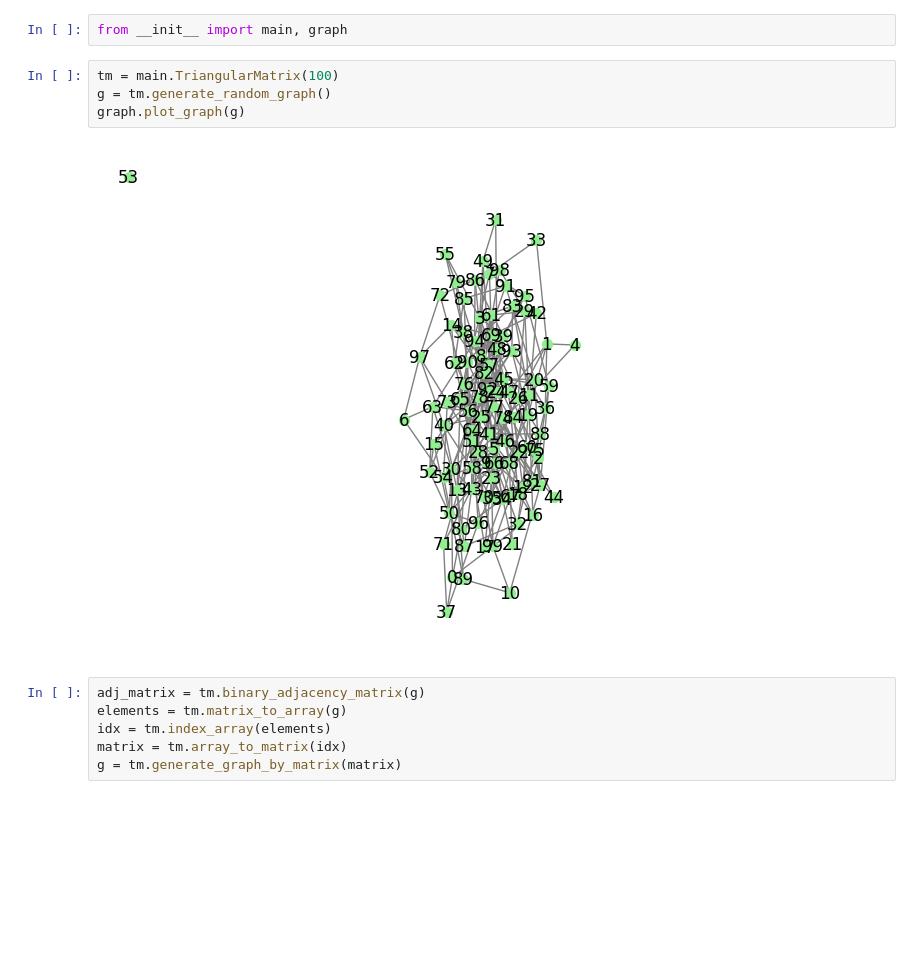
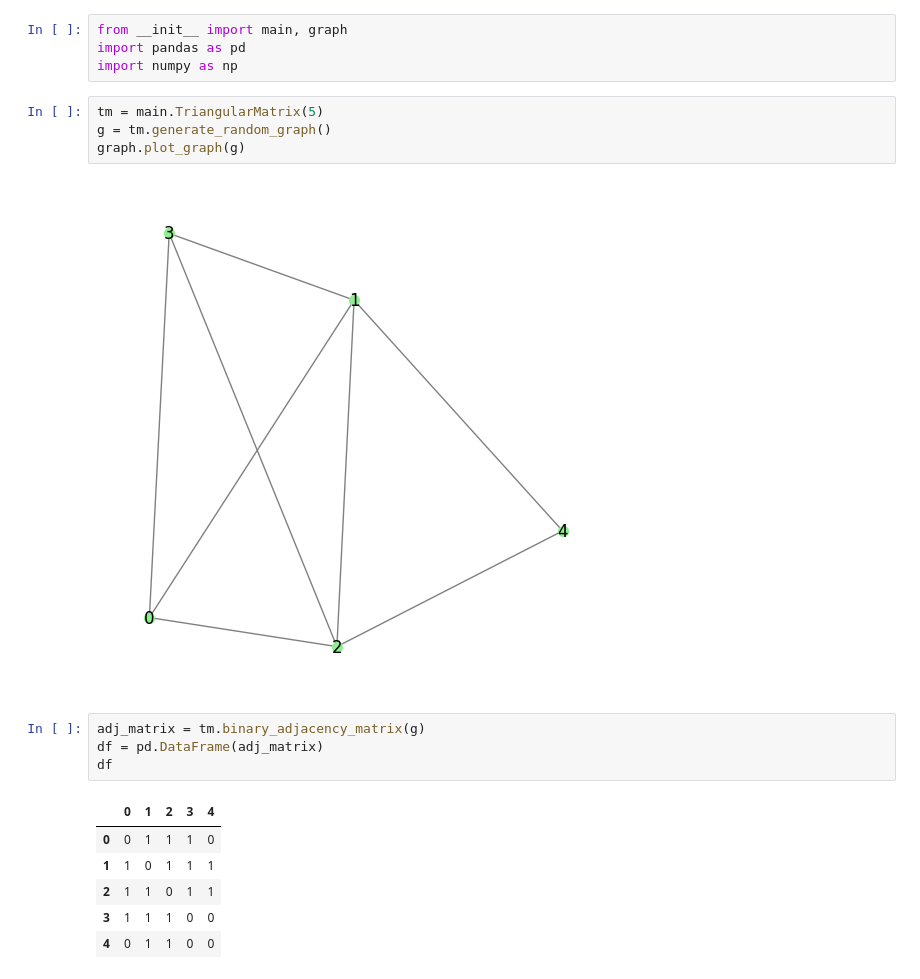
Before and after one commit to Ana-ovidio/TrabalhoAPA, a Jupyter notebook: caller.ipynb, the cells around one changed output. Saved outputs shown, nothing was run; the diff lists cells and outputs as text; blank space fills up the shorter version.

```diff
--- a/caller.ipynb
+++ b/caller.ipynb
@@ -1,14 +1,21 @@
 # %%
 from __init__ import main, graph
+import pandas as pd
+import numpy as np
 # %%
-tm = main.TriangularMatrix(100)
+tm = main.TriangularMatrix(5)
 g = tm.generate_random_graph()
 graph.plot_graph(g)
 # %% [output]
-[figure, old version]
+[figure, new version]
-# %%
-adj_matrix = tm.binary_adjacency_matrix(g)
-elements = tm.matrix_to_array(g)
-idx = tm.index_array(elements)
-matrix = tm.array_to_matrix(idx)
-g = tm.generate_graph_by_matrix(matrix)
+# %%
+adj_matrix = tm.binary_adjacency_matrix(g)
+df = pd.DataFrame(adj_matrix)
+df
+# %% [output]
+|  | 0 | 1 | 2 | 3 | 4 |
+| 0 | 0 | 1 | 1 | 1 | 0 |
+| 1 | 1 | 0 | 1 | 1 | 1 |
+| 2 | 1 | 1 | 0 | 1 | 1 |
+| 3 | 1 | 1 | 1 | 0 | 0 |
+| 4 | 0 | 1 | 1 | 0 | 0 |
```
Also changed, not shown: parts of 8 cells of this notebook, 1 other file.
